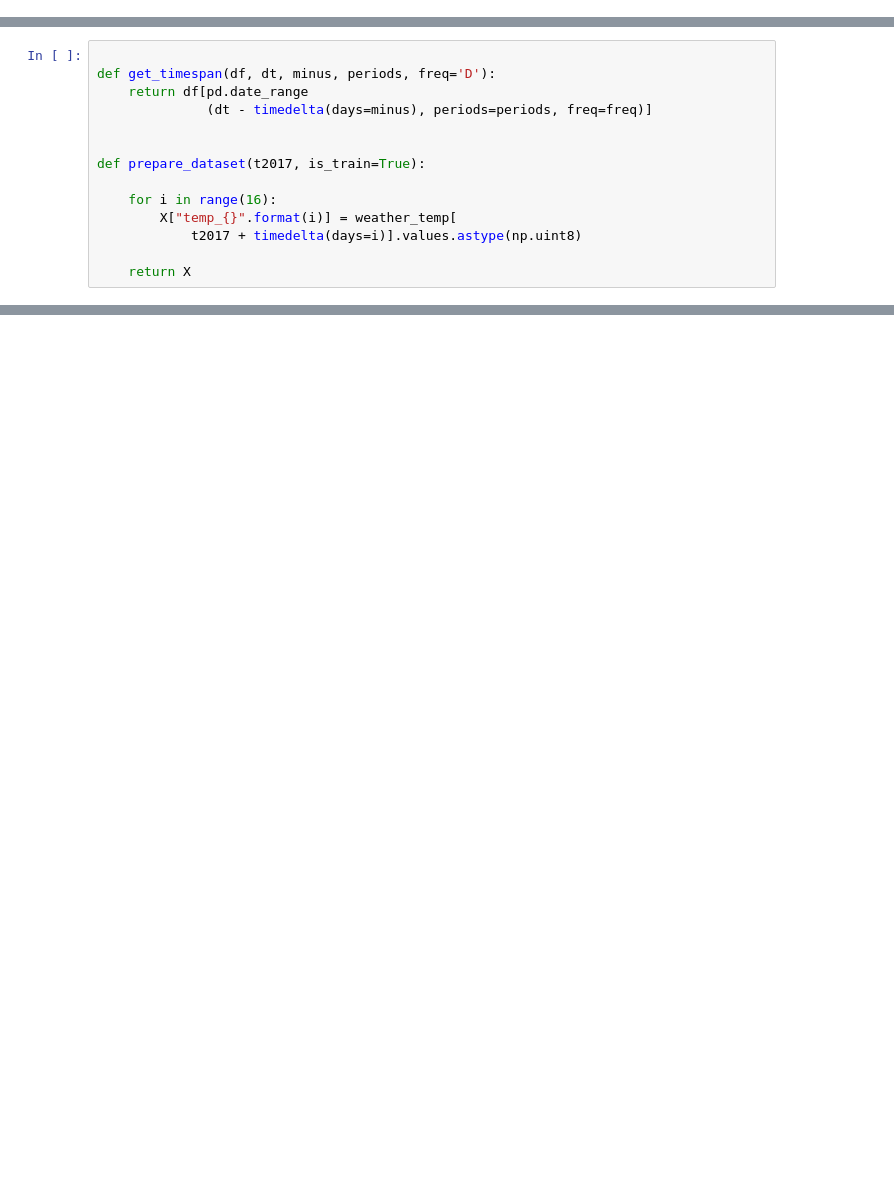
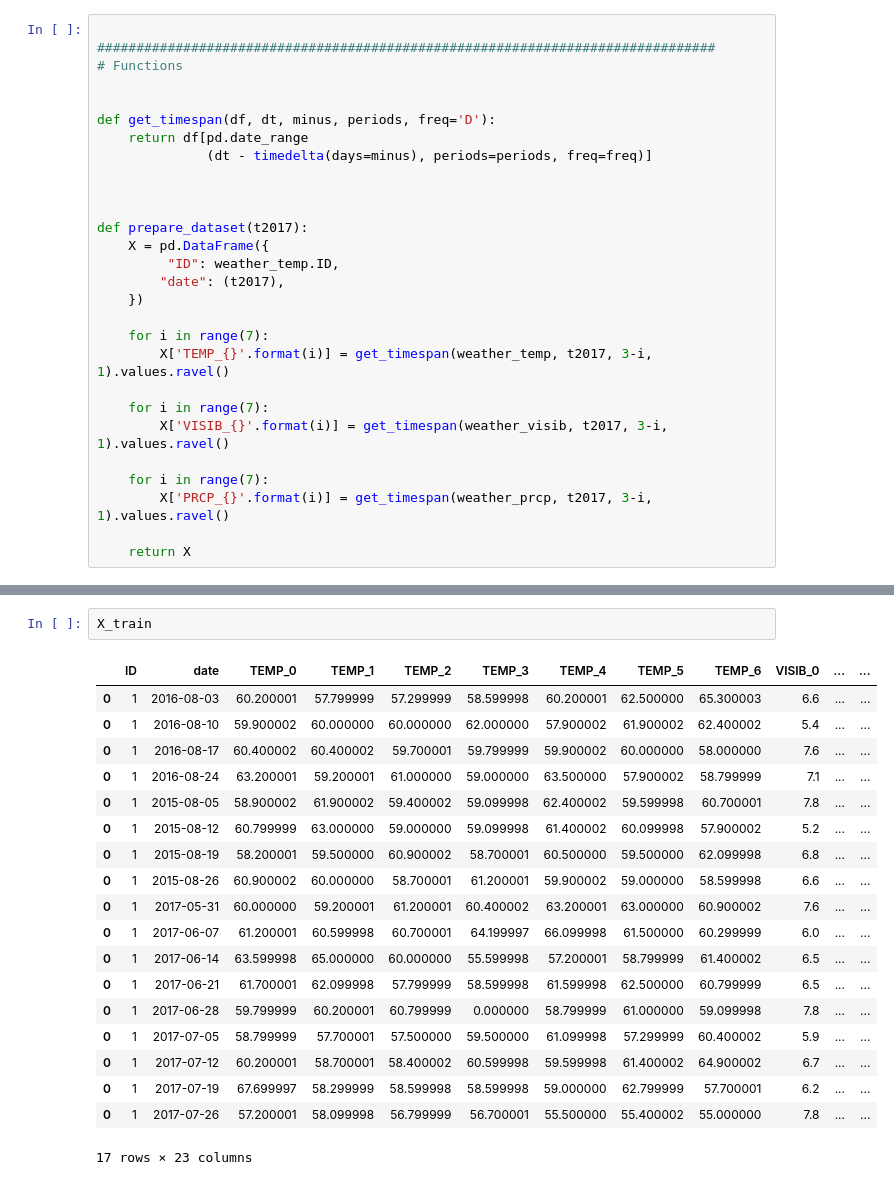
Before and after one commit to PZ11/kagglegrocery, a Jupyter notebook: jupyter/debug_temp.ipynb, the cells around one changed output, grey strips where cells are left out. Cells and saved outputs as stored; diff of their text form; blank space fills up the shorter version.

```diff
--- a/jupyter/debug_temp.ipynb
+++ b/jupyter/debug_temp.ipynb
@@ -65,0 +79,28 @@ weather_temp = weather[['date','TEMP']]
+# %%
+
+###############################################################################
+# Functions
+
+
+def get_timespan(df, dt, minus, periods, freq='D'):
+    return df[pd.date_range
+              (dt - timedelta(days=minus), periods=periods, freq=freq)]
+
+
+
+def prepare_dataset(t2017):
+    X = pd.DataFrame({
+         "ID": weather_temp.ID,
+        "date": (t2017),
+    })
+
+    for i in range(7):
+        X['TEMP_{}'.format(i)] = get_timespan(weather_temp, t2017, 3-i, 1).values.ravel()
+
+    for i in range(7):
+        X['VISIB_{}'.format(i)] = get_timespan(weather_visib, t2017, 3-i, 1).values.ravel()
+
+    for i in range(7):
+        X['PRCP_{}'.format(i)] = get_timespan(weather_prcp, t2017, 3-i, 1).values.ravel()
+
+    return X
@@ -95,14 +139,0 @@ X_train.head(1)
-# %%
-
-def get_timespan(df, dt, minus, periods, freq='D'):
-    return df[pd.date_range
-              (dt - timedelta(days=minus), periods=periods, freq=freq)]
-
-
-def prepare_dataset(t2017, is_train=True):
-
-    for i in range(16):
-        X["temp_{}".format(i)] = weather_temp[
-            t2017 + timedelta(days=i)].values.astype(np.uint8)
-
-    return X
@@ -174,0 +214,22 @@ item_train_out.shape
+# %%
+X_train
+# %% [output]
+|  | ID | date | TEMP_0 | TEMP_1 | TEMP_2 | TEMP_3 | TEMP_4 | TEMP_5 | TEMP_6 | VISIB_0 | ... | ... |
+| 0 | 1 | 2016-08-03 | 60.200001 | 57.799999 | 57.299999 | 58.599998 | 60.200001 | 62.500000 | 65.300003 | 6.6 | ... | ... |
+| 0 | 1 | 2016-08-10 | 59.900002 | 60.000000 | 60.000000 | 62.000000 | 57.900002 | 61.900002 | 62.400002 | 5.4 | ... | ... |
+| 0 | 1 | 2016-08-17 | 60.400002 | 60.400002 | 59.700001 | 59.799999 | 59.900002 | 60.000000 | 58.000000 | 7.6 | ... | ... |
+| 0 | 1 | 2016-08-24 | 63.200001 | 59.200001 | 61.000000 | 59.000000 | 63.500000 | 57.900002 | 58.799999 | 7.1 | ... | ... |
+| 0 | 1 | 2015-08-05 | 58.900002 | 61.900002 | 59.400002 | 59.099998 | 62.400002 | 59.599998 | 60.700001 | 7.8 | ... | ... |
+| 0 | 1 | 2015-08-12 | 60.799999 | 63.000000 | 59.000000 | 59.099998 | 61.400002 | 60.099998 | 57.900002 | 5.2 | ... | ... |
+| 0 | 1 | 2015-08-19 | 58.200001 | 59.500000 | 60.900002 | 58.700001 | 60.500000 | 59.500000 | 62.099998 | 6.8 | ... | ... |
+| 0 | 1 | 2015-08-26 | 60.900002 | 60.000000 | 58.700001 | 61.200001 | 59.900002 | 59.000000 | 58.599998 | 6.6 | ... | ... |
+| 0 | 1 | 2017-05-31 | 60.000000 | 59.200001 | 61.200001 | 60.400002 | 63.200001 | 63.000000 | 60.900002 | 7.6 | ... | ... |
+| 0 | 1 | 2017-06-07 | 61.200001 | 60.599998 | 60.700001 | 64.199997 | 66.099998 | 61.500000 | 60.299999 | 6.0 | ... | ... |
+| 0 | 1 | 2017-06-14 | 63.599998 | 65.000000 | 60.000000 | 55.599998 | 57.200001 | 58.799999 | 61.400002 | 6.5 | ... | ... |
+| 0 | 1 | 2017-06-21 | 61.700001 | 62.099998 | 57.799999 | 58.599998 | 61.599998 | 62.500000 | 60.799999 | 6.5 | ... | ... |
+| 0 | 1 | 2017-06-28 | 59.799999 | 60.200001 | 60.799999 | 0.000000 | 58.799999 | 61.000000 | 59.099998 | 7.8 | ... | ... |
+| 0 | 1 | 2017-07-05 | 58.799999 | 57.700001 | 57.500000 | 59.500000 | 61.099998 | 57.299999 | 60.400002 | 5.9 | ... | ... |
+| 0 | 1 | 2017-07-12 | 60.200001 | 58.700001 | 58.400002 | 60.599998 | 59.599998 | 61.400002 | 64.900002 | 6.7 | ... | ... |
+| 0 | 1 | 2017-07-19 | 67.699997 | 58.299999 | 58.599998 | 58.599998 | 59.000000 | 62.799999 | 57.700001 | 6.2 | ... | ... |
+| 0 | 1 | 2017-07-26 | 57.200001 | 58.099998 | 56.799999 | 56.700001 | 55.500000 | 55.400002 | 55.000000 | 7.8 | ... | ... |
+17 rows × 23 columns
```
Also changed, not shown: parts of 31 cells of this notebook, 3 other files.
